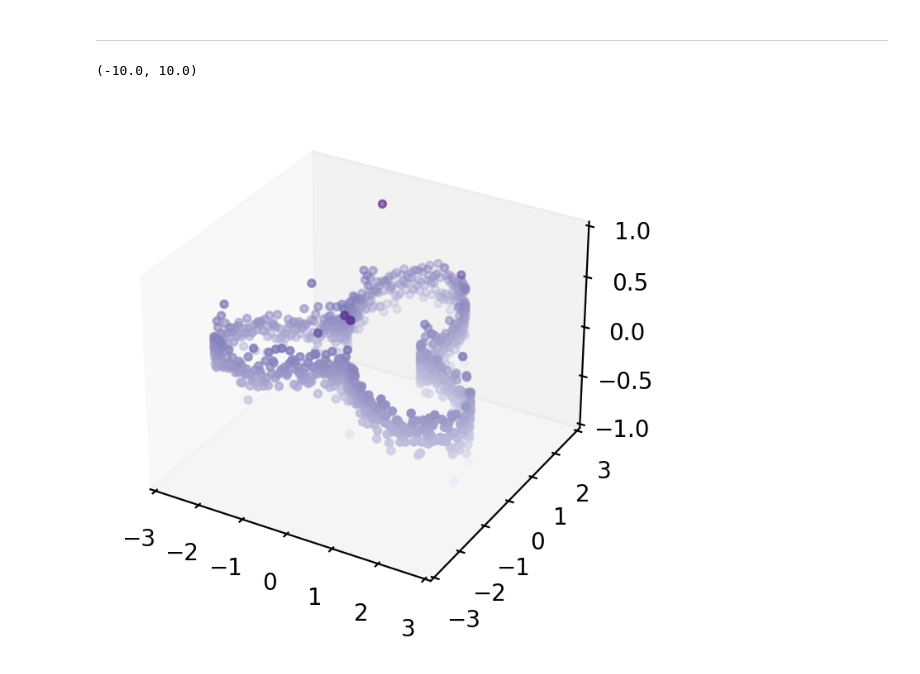
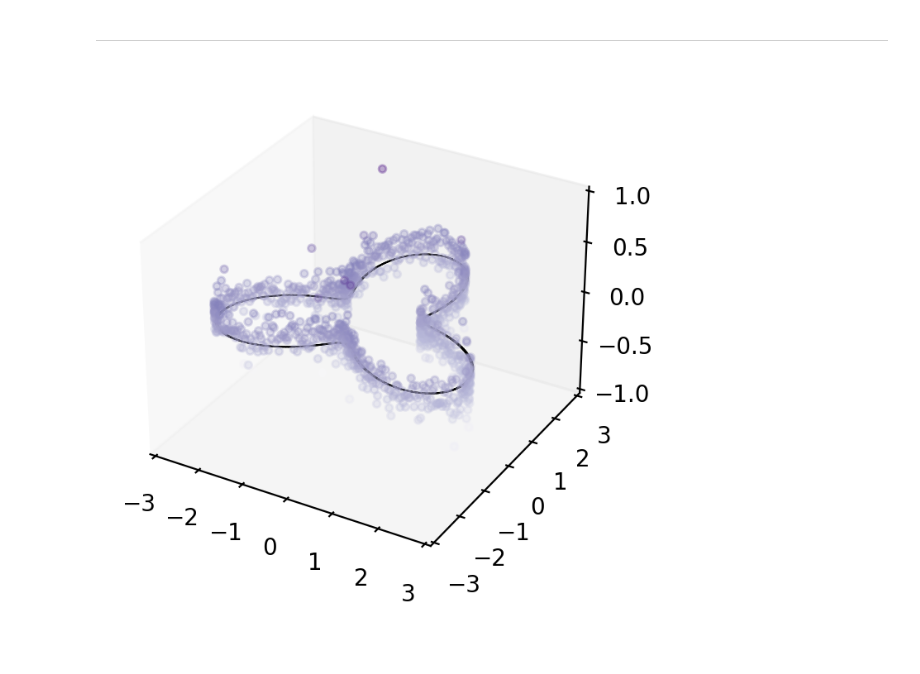
Before and after one commit to seoyeonc/ms, a Jupyter notebook: _notebooks/2022-07-22-paper_simulation.ipynb, the cells around one changed output. Drawn from its saved outputs; the diff is of its cells as text; code cells hidden in the pictures.

```diff
--- a/_notebooks/2022-07-22-paper_simulation.ipynb
+++ b/_notebooks/2022-07-22-paper_simulation.ipynb
@@ -455,21 +455,22 @@ f=np.sin(np.linspace(0,3*pi,n))+x
 # %%
 # 1.
 p=plt.figure(figsize=(12,4), dpi=200)  # Make figure object
 
 # 2.
 ax=p.add_subplot(1,1,1, projection='3d')
 ax.grid(False)
 ax.ticklabel_format(style='sci', axis='x',scilimits=(0,0))
 ax.ticklabel_format(style='sci', axis='y',scilimits=(0,0))
 ax.ticklabel_format(style='sci', axis='z',scilimits=(0,0))
 top = f
 bottom = np.zeros_like(top)
 width=depth=0.05
 #ax.bar3d(vx, vy, bottom, width, depth, top, shade=False)
-ax.scatter3D(vx,vy,f,c=f,cmap='Purples',zdir='z',s=10)
-ax.set_xlim(-3,3)
-ax.set_ylim(-3,3)
-ax.set_zlim(-10,10)
+with plt.style.context('seaborn-white'):
+    ax.scatter3D(vx,vy,f,c=f,cmap='Purples',zdir='z',s=10,alpha=0.3)
+    ax.bar3d(vx, vy, bottom, width, depth, 0, color='Black',shade=False)
+    ax.set_xlim(-3,3)
+    ax.set_ylim(-3,3)
+    ax.set_zlim(-10,10)
 # %% [output]
-(-10.0, 10.0)
-[figure, old version]
+[figure, new version]
```
